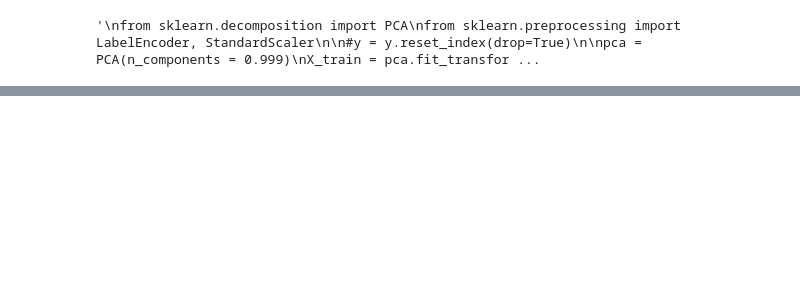
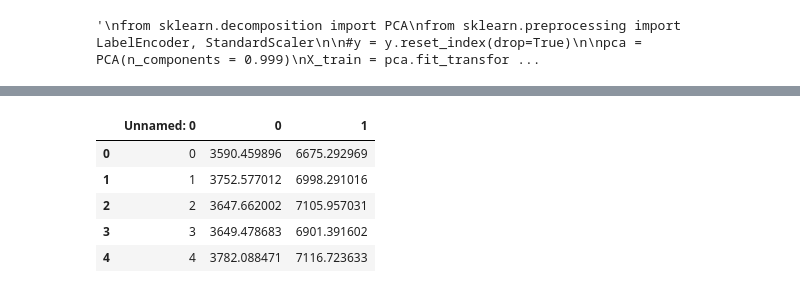
Before and after one commit to KemalcanKucuk/eeg-attention, a Jupyter notebook: driver drowsiness/driver_drowsiness.ipynb, the cells around one changed output, grey strips where cells are left out. Cells and saved outputs as stored; diff of their text form; code cells hidden in the pictures; blank space fills up the shorter version.

```diff
--- a/driver drowsiness/driver_drowsiness.ipynb
+++ b/driver drowsiness/driver_drowsiness.ipynb
@@ -407,0 +409,9 @@ Accuracy of SVM classifier on test set: 0.7844
+# %%
+df1.head()
+# %% [output]
+|  | Unnamed: 0 | 0 | 1 |
+| 0 | 0 | 3590.459896 | 6675.292969 |
+| 1 | 1 | 3752.577012 | 6998.291016 |
+| 2 | 2 | 3647.662002 | 7105.957031 |
+| 3 | 3 | 3649.478683 | 6901.391602 |
+| 4 | 4 | 3782.088471 | 7116.723633 |
```
Also changed, not shown: parts of 25 cells of this notebook.
